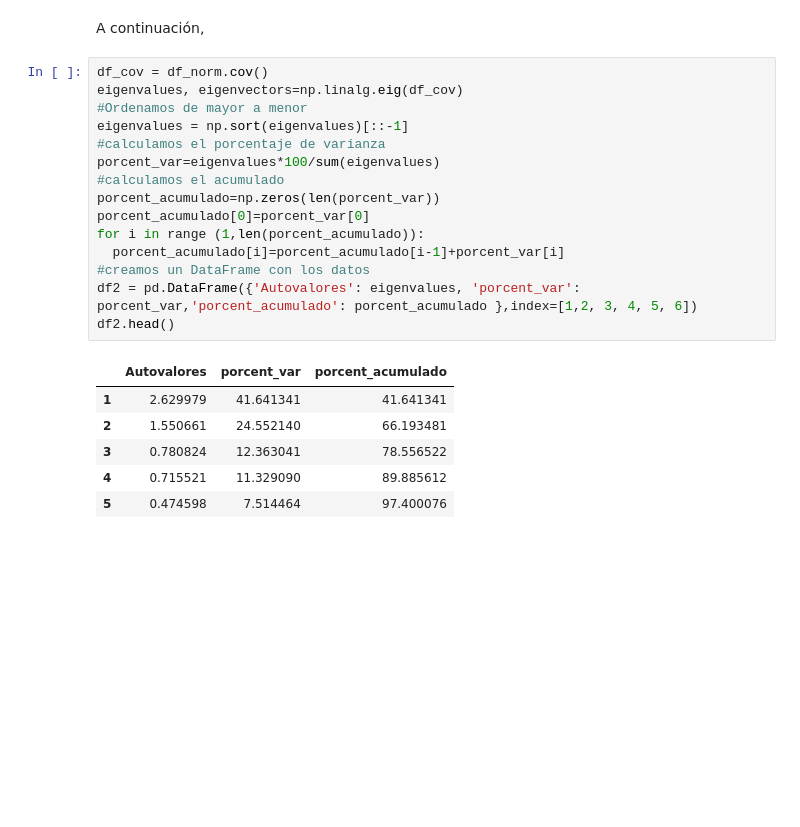
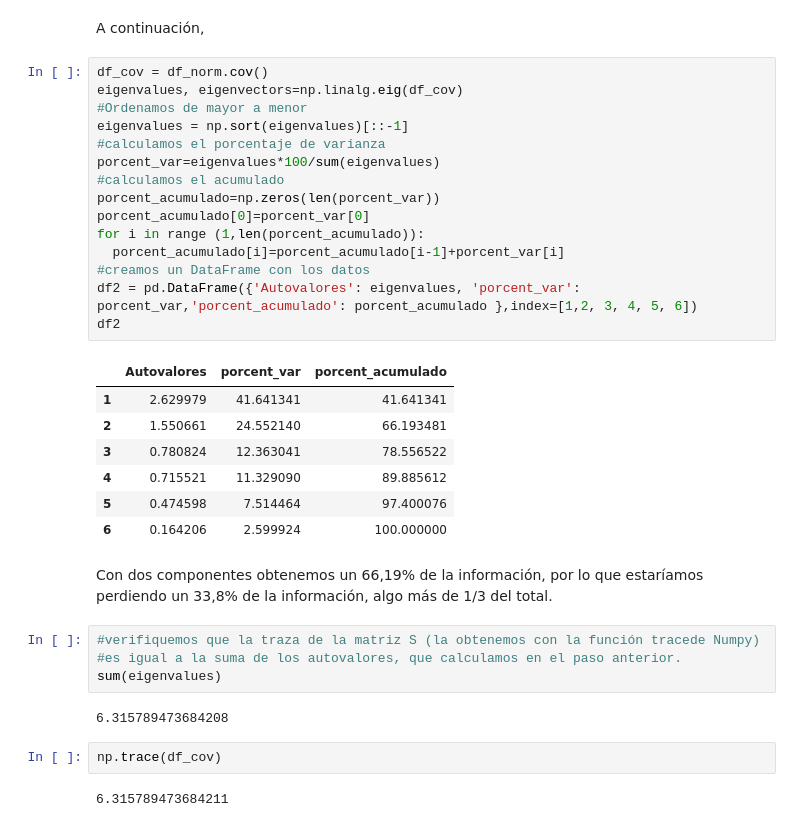
Before and after one commit to amayasarasacolina/MineriaL1P1, a Jupyter notebook: L1P3.ipynb, the cells around one changed output. Drawn from its saved outputs; the diff is of its cells as text; blank space fills up the shorter version.

```diff
--- a/L1P3.ipynb
+++ b/L1P3.ipynb
@@ -127,22 +106,35 @@ A continuación,
 # %%
 df_cov = df_norm.cov()
 eigenvalues, eigenvectors=np.linalg.eig(df_cov)
 #Ordenamos de mayor a menor
 eigenvalues = np.sort(eigenvalues)[::-1]
 #calculamos el porcentaje de varianza
 porcent_var=eigenvalues*100/sum(eigenvalues)
 #calculamos el acumulado
 porcent_acumulado=np.zeros(len(porcent_var))
 porcent_acumulado[0]=porcent_var[0]
 for i in range (1,len(porcent_acumulado)):
   porcent_acumulado[i]=porcent_acumulado[i-1]+porcent_var[i]
 #creamos un DataFrame con los datos
 df2 = pd.DataFrame({'Autovalores': eigenvalues, 'porcent_var': porcent_var,'porcent_acumulado': porcent_acumulado },index=[1,2, 3, 4, 5, 6])
-df2.head()
+df2
 # %% [output]
 |  | Autovalores | porcent_var | porcent_acumulado |
 | 1 | 2.629979 | 41.641341 | 41.641341 |
 | 2 | 1.550661 | 24.552140 | 66.193481 |
 | 3 | 0.780824 | 12.363041 | 78.556522 |
 | 4 | 0.715521 | 11.329090 | 89.885612 |
 | 5 | 0.474598 | 7.514464 | 97.400076 |
+| 6 | 0.164206 | 2.599924 | 100.000000 |
+# %% [markdown]
+Con dos componentes obtenemos un 66,19% de la información, por lo que estaríamos perdiendo un 33,8% de la información, algo más de 1/3 del total.
+# %%
+#verifiquemos que la traza de la matriz S (la obtenemos con la función tracede Numpy)
+#es igual a la suma de los autovalores, que calculamos en el paso anterior.
+sum(eigenvalues)
+# %% [output]
+6.315789473684208
+# %%
+np.trace(df_cov)
+# %% [output]
+6.315789473684211
```
Also changed, not shown: parts of 35 cells of this notebook.
